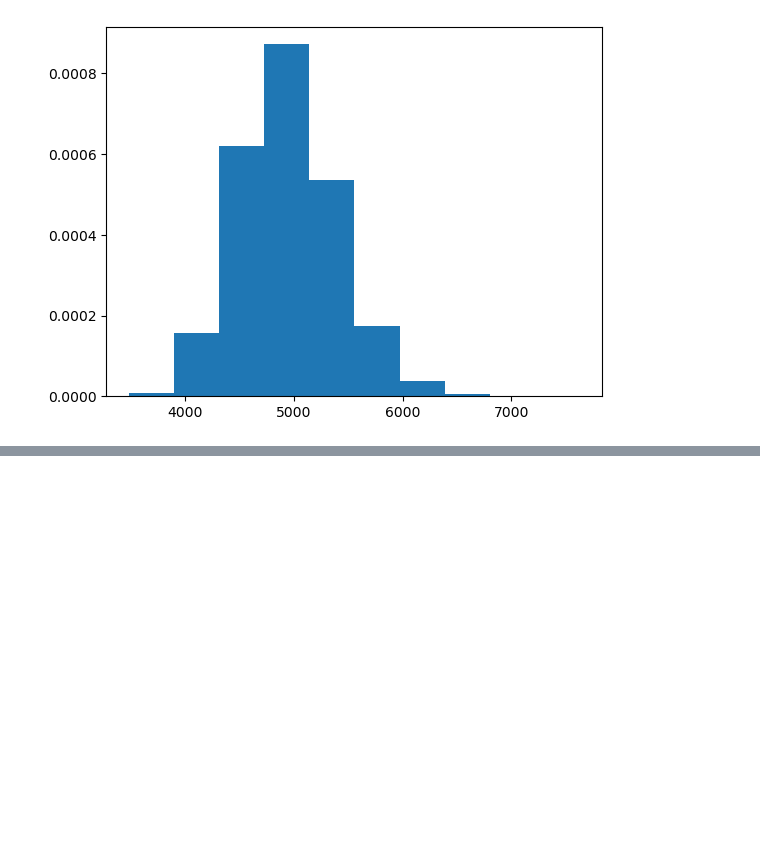
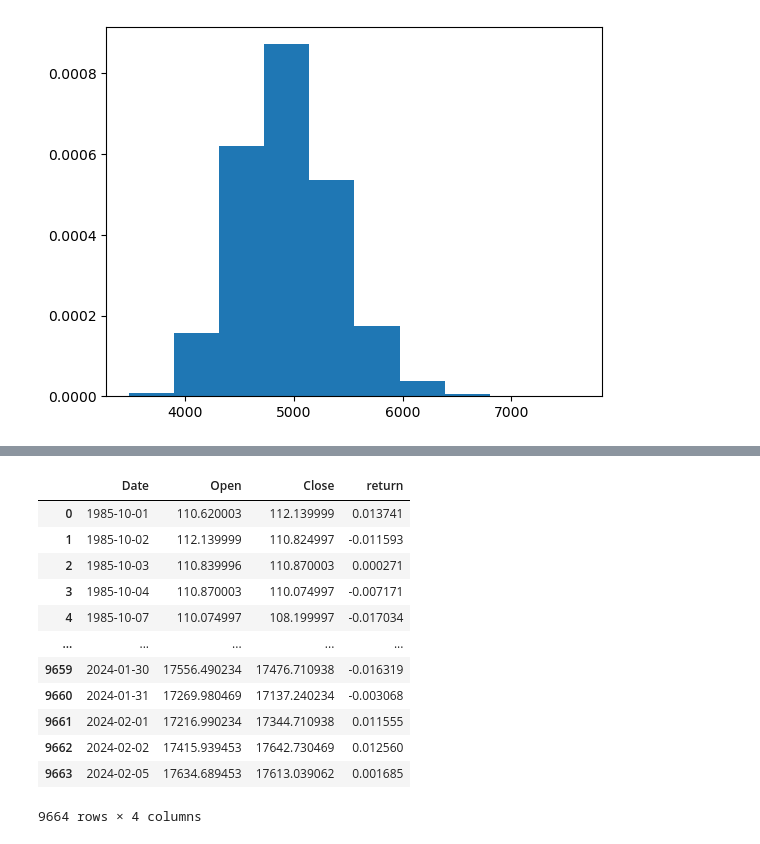
Before and after one commit to ijamil1/kalshi_mm, a Jupyter notebook: deep dive into Implied Probability and GBM processes.ipynb, the cells around one changed output, grey strips where cells are left out. Cells and saved outputs as stored; diff of their text form; code cells hidden in the pictures; blank space fills up the shorter version.

```diff
--- a/deep dive into Implied Probability and GBM processes.ipynb
+++ b/deep dive into Implied Probability and GBM processes.ipynb
@@ -375,0 +420,34 @@ plt.hist(res_list, density=True)
+# %%
+spx_daily = spx.history(period='max')
+ndx_daily = ndx.history(period='max')
+# %%
+ndx_daily = ndx_daily.reset_index()
+ndx_daily = ndx_daily[['Date', 'Open', 'Close']]
+spx_daily = spx_daily.reset_index()
+spx_daily = spx_daily[['Date', 'Open', 'Close']]
+spx_daily['Date'] = spx_daily.apply(func = lambda x: x['Date'].date(), axis=1)
+ndx_daily['Date'] = ndx_daily.apply(func = lambda x: x['Date'].date(), axis=1)
+# %%
+ndx_return = (np.array(ndx_daily['Open'].iloc[1:]) - np.array(ndx_daily['Open'].iloc[:-1]))/np.array(ndx_daily['Open'].iloc[:-1])
+spx_return = (np.array(spx_daily['Open'].iloc[1:]) - np.array(spx_daily['Open'].iloc[:-1]))/np.array(spx_daily['Open'].iloc[:-1])
+
+spx_daily = spx_daily.iloc[:-1]
+ndx_daily = ndx_daily.iloc[:-1]
+spx_daily['return'] = pd.Series(data=spx_return)
+ndx_daily['return'] = pd.Series(data=ndx_return)
+# %%
+ndx_daily
+# %% [output]
+|  | Date | Open | Close | return |
+| 0 | 1985-10-01 | 110.620003 | 112.139999 | 0.013741 |
+| 1 | 1985-10-02 | 112.139999 | 110.824997 | -0.011593 |
+| 2 | 1985-10-03 | 110.839996 | 110.870003 | 0.000271 |
+| 3 | 1985-10-04 | 110.870003 | 110.074997 | -0.007171 |
+| 4 | 1985-10-07 | 110.074997 | 108.199997 | -0.017034 |
+| ... | ... | ... | ... | ... |
+| 9659 | 2024-01-30 | 17556.490234 | 17476.710938 | -0.016319 |
+| 9660 | 2024-01-31 | 17269.980469 | 17137.240234 | -0.003068 |
+| 9661 | 2024-02-01 | 17216.990234 | 17344.710938 | 0.011555 |
+| 9662 | 2024-02-02 | 17415.939453 | 17642.730469 | 0.012560 |
+| 9663 | 2024-02-05 | 17634.689453 | 17613.039062 | 0.001685 |
+9664 rows × 4 columns
```
Also changed, not shown: parts of 18 cells of this notebook, 1 other file.
